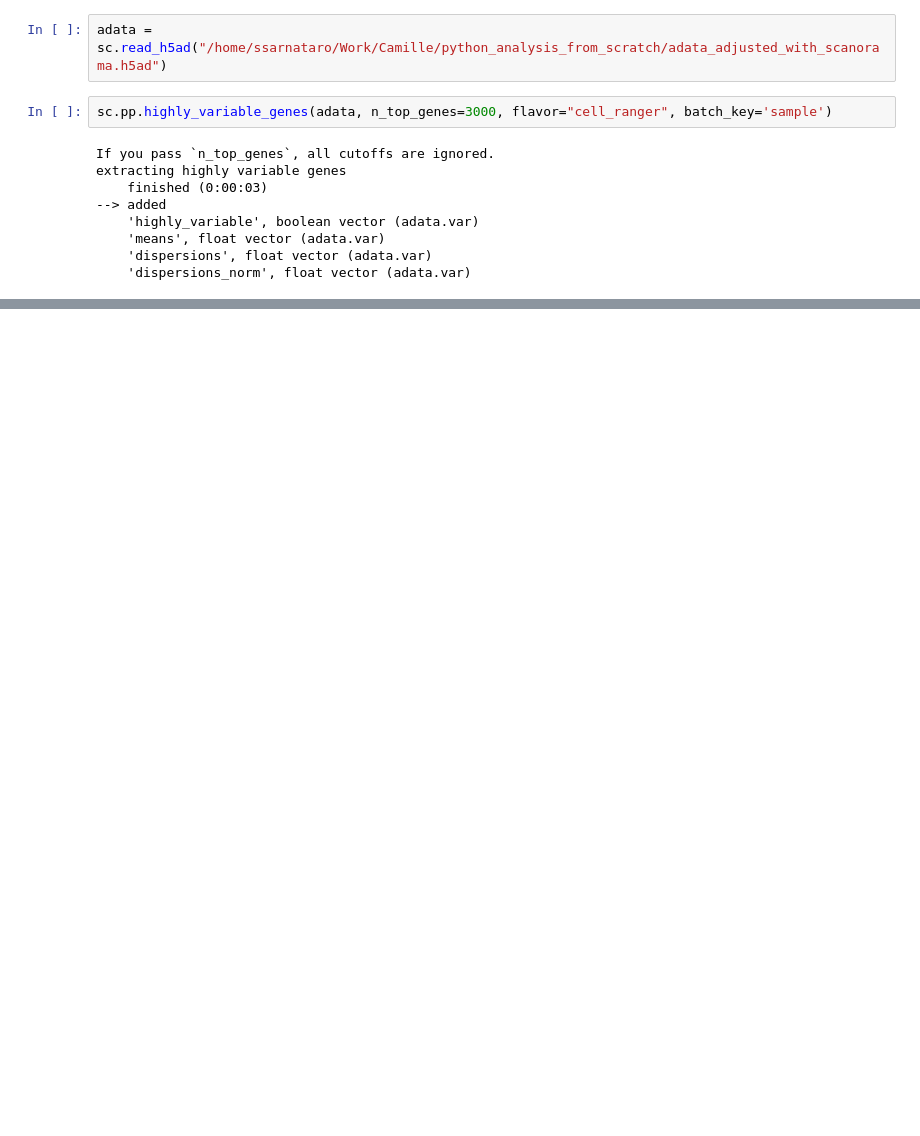
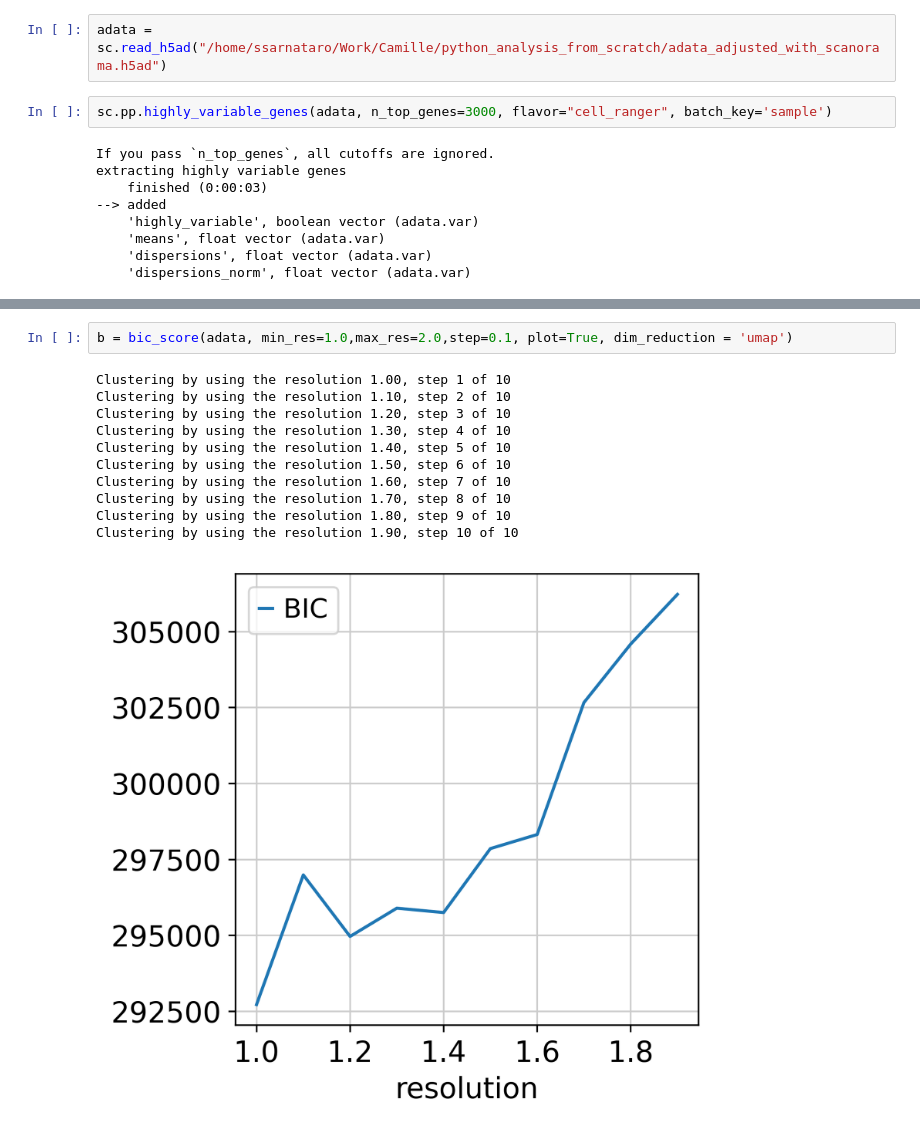
Before and after one commit to spatial-cell-id-tmp/resolute, a Jupyter notebook: score_function.ipynb, the cells around one changed output, grey strips where cells are left out. Drawn from its saved outputs; the diff is of its cells as text; blank space fills up the shorter version.

```diff
--- a/score_function.ipynb
+++ b/score_function.ipynb
@@ -243,0 +146,14 @@ a[0]
+# %%
+b = bic_score(adata, min_res=1.0,max_res=2.0,step=0.1, plot=True, dim_reduction = 'umap')
+# %% [output]
+Clustering by using the resolution 1.00, step 1 of 10
+Clustering by using the resolution 1.10, step 2 of 10
+Clustering by using the resolution 1.20, step 3 of 10
+Clustering by using the resolution 1.30, step 4 of 10
+Clustering by using the resolution 1.40, step 5 of 10
+Clustering by using the resolution 1.50, step 6 of 10
+Clustering by using the resolution 1.60, step 7 of 10
+Clustering by using the resolution 1.70, step 8 of 10
+Clustering by using the resolution 1.80, step 9 of 10
+Clustering by using the resolution 1.90, step 10 of 10
+[figure, added]
```
Also changed, not shown: parts of 25 cells of this notebook.
